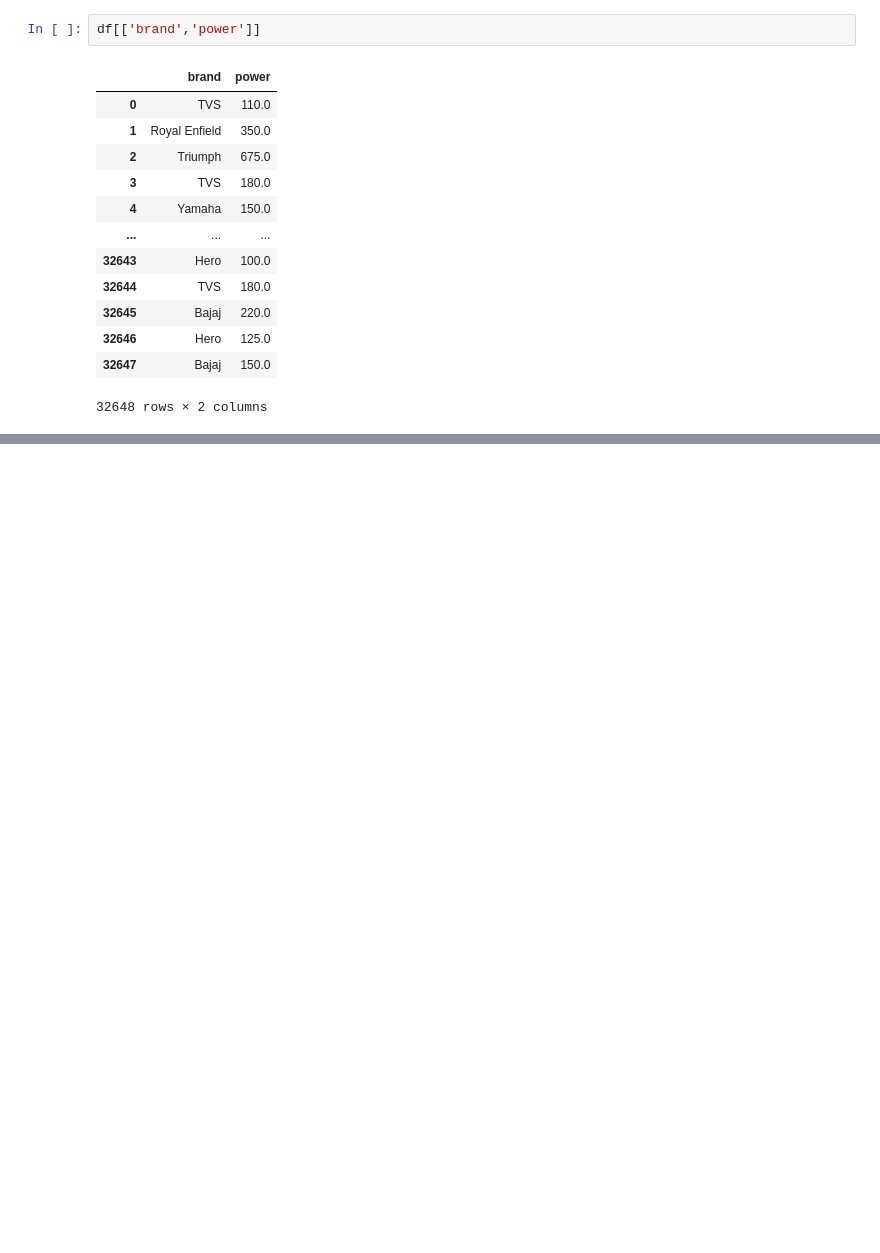
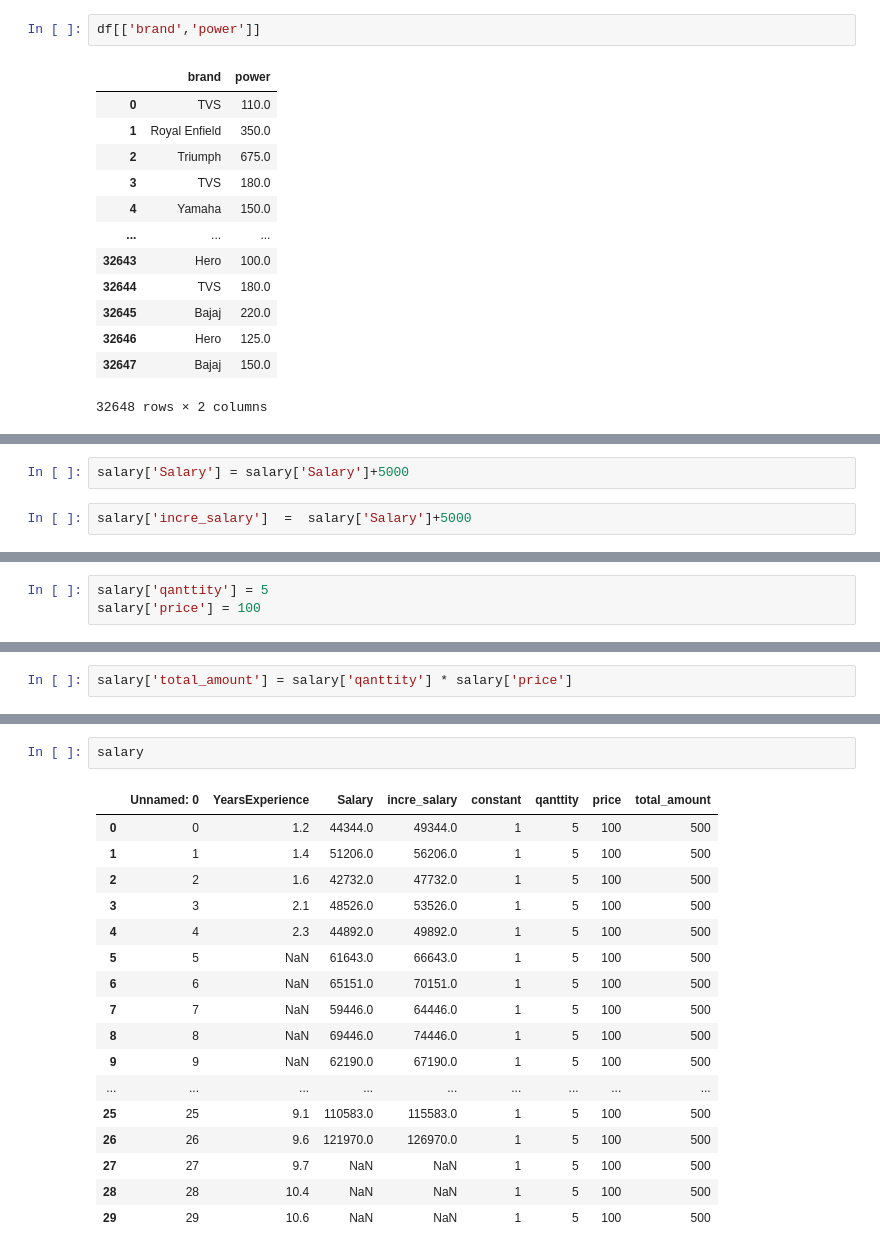
Before and after one commit to jaikrishann/Python_code, a Jupyter notebook: python module/pandas_file.ipynb, the cells around one changed output, grey strips where cells are left out. Saved outputs shown, nothing was run; the diff lists cells and outputs as text; blank space fills up the shorter version.

```diff
--- a/python module/pandas_file.ipynb
+++ b/python module/pandas_file.ipynb
@@ -570,0 +1271,4 @@ df[['brand','power']]
+# %%
+salary['Salary'] = salary['Salary']+5000
+# %%
+salary['incre_salary']  =  salary['Salary']+5000
@@ -570,0 +1295,3 @@ df[['brand','power']]
+# %%
+salary['qanttity'] = 5
+salary['price'] = 100
@@ -570,0 +1318,2 @@ df[['brand','power']]
+# %%
+salary['total_amount'] = salary['qanttity'] * salary['price']
@@ -570,0 +1341,20 @@ df[['brand','power']]
+# %%
+salary
+# %% [output]
+|  | Unnamed: 0 | YearsExperience | Salary | incre_salary | constant | qanttity | price | total_amount |
+| 0 | 0 | 1.2 | 44344.0 | 49344.0 | 1 | 5 | 100 | 500 |
+| 1 | 1 | 1.4 | 51206.0 | 56206.0 | 1 | 5 | 100 | 500 |
+| 2 | 2 | 1.6 | 42732.0 | 47732.0 | 1 | 5 | 100 | 500 |
+| 3 | 3 | 2.1 | 48526.0 | 53526.0 | 1 | 5 | 100 | 500 |
+| 4 | 4 | 2.3 | 44892.0 | 49892.0 | 1 | 5 | 100 | 500 |
+| 5 | 5 | NaN | 61643.0 | 66643.0 | 1 | 5 | 100 | 500 |
+| 6 | 6 | NaN | 65151.0 | 70151.0 | 1 | 5 | 100 | 500 |
+| 7 | 7 | NaN | 59446.0 | 64446.0 | 1 | 5 | 100 | 500 |
+| 8 | 8 | NaN | 69446.0 | 74446.0 | 1 | 5 | 100 | 500 |
+| 9 | 9 | NaN | 62190.0 | 67190.0 | 1 | 5 | 100 | 500 |
+| ... | ... | ... | ... | ... | ... | ... | ... | ... |
+| 25 | 25 | 9.1 | 110583.0 | 115583.0 | 1 | 5 | 100 | 500 |
+| 26 | 26 | 9.6 | 121970.0 | 126970.0 | 1 | 5 | 100 | 500 |
+| 27 | 27 | 9.7 | NaN | NaN | 1 | 5 | 100 | 500 |
+| 28 | 28 | 10.4 | NaN | NaN | 1 | 5 | 100 | 500 |
+| 29 | 29 | 10.6 | NaN | NaN | 1 | 5 | 100 | 500 |
```
Also changed, not shown: parts of 93 cells of this notebook, 5 other files.
